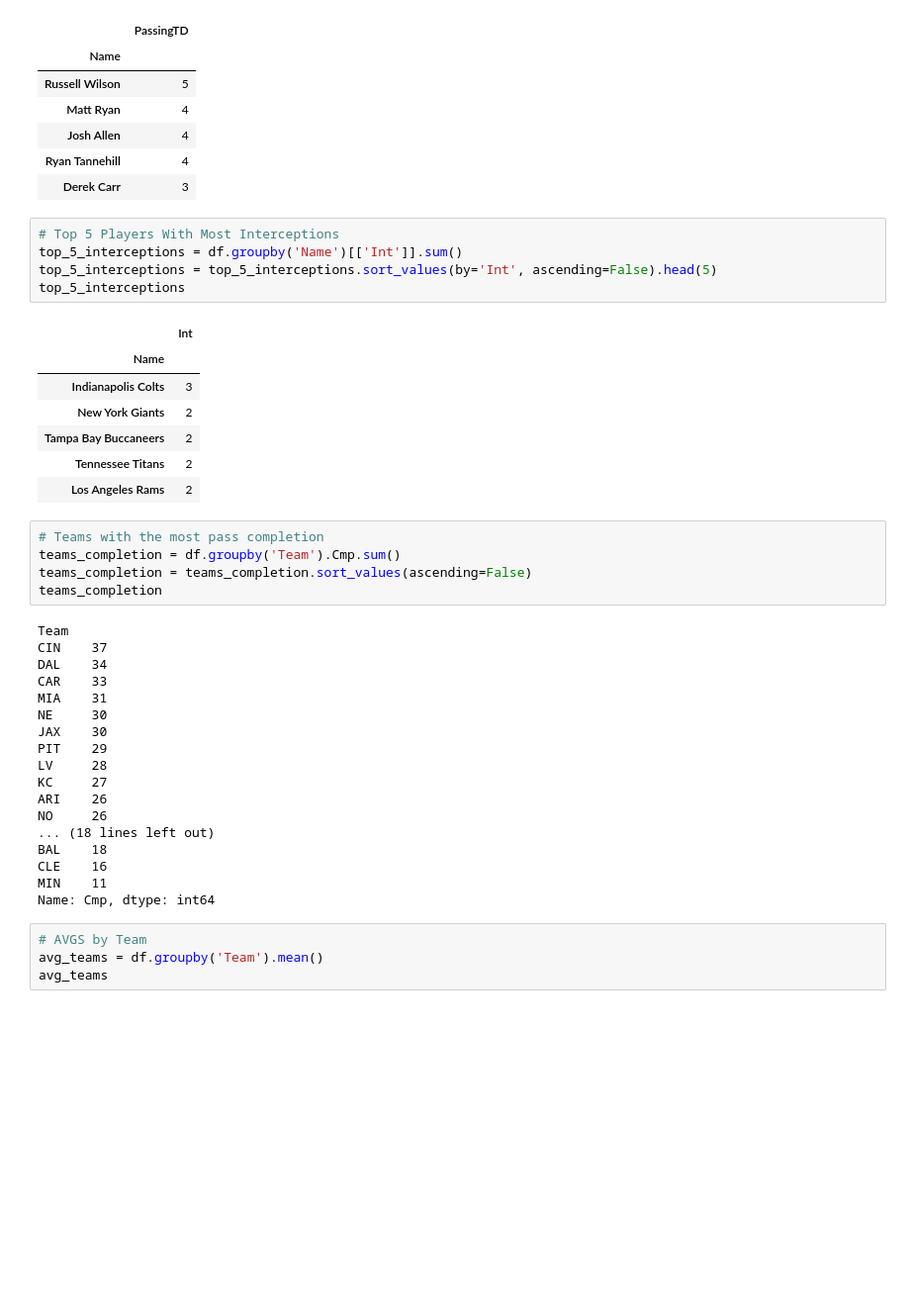
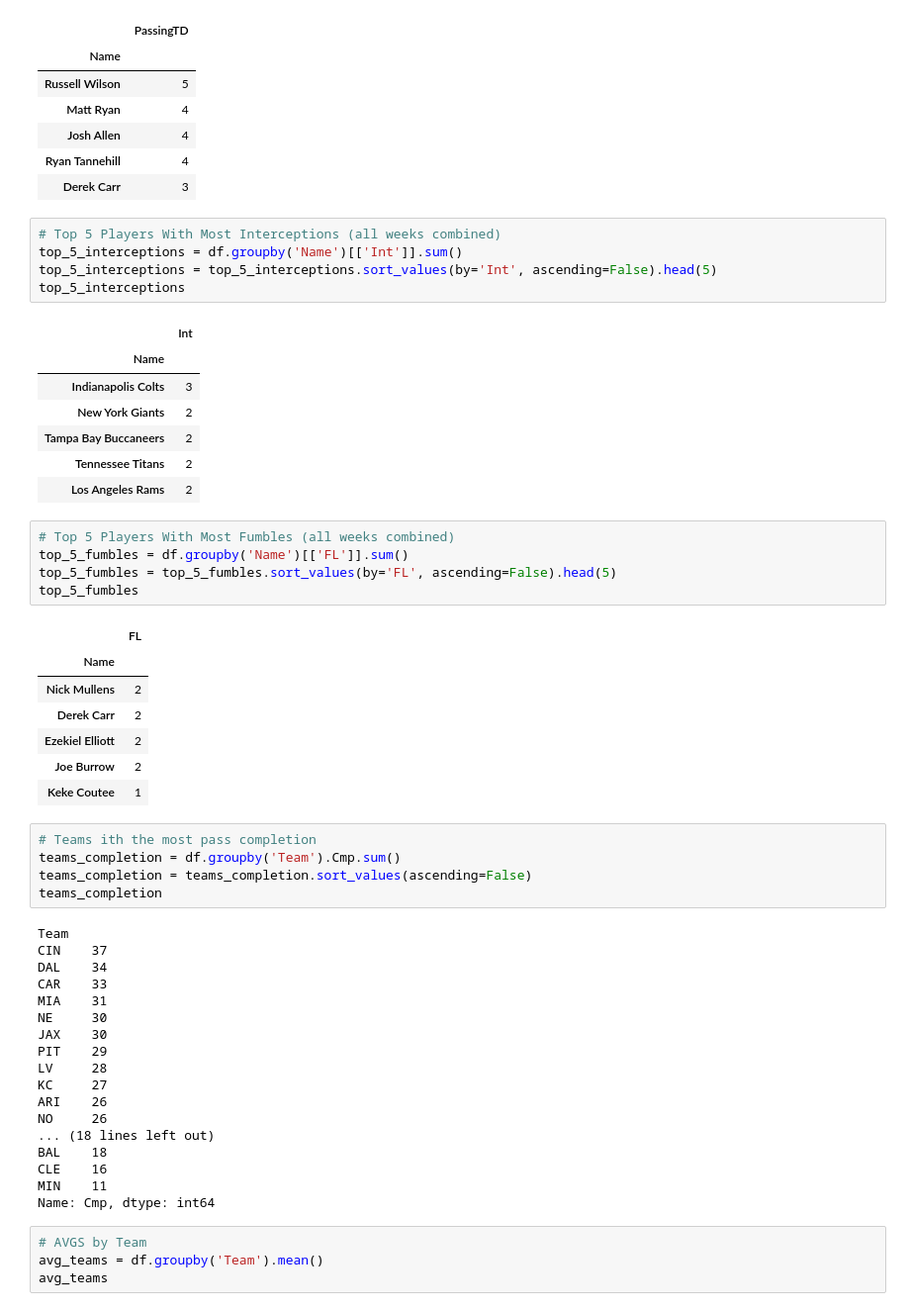
Before and after one commit to isabel-fernandes/fantasy-nfl-lineup-optimizer, a Jupyter notebook: dashboard/player_weekly_data.ipynb, the cells around one changed output. Shown at 99% size. Drawn from its saved outputs; the diff is of its cells as text; blank space fills up the shorter version.

Commit message:
Update player_weekly_data.ipynb
Plot - Top 5 Passers Overall - Palettes
Top 5 Players With Most Fumbles (all weeks combined)

```diff
--- a/dashboard/player_weekly_data.ipynb
+++ b/dashboard/player_weekly_data.ipynb
@@ -54,7 +55,7 @@ top_5_assists_overall
 | Ryan Tannehill | 4 |
 | Derek Carr | 3 |
 # %%
-# Top 5 Players With Most Interceptions
+# Top 5 Players With Most Interceptions (all weeks combined)
 top_5_interceptions = df.groupby('Name')[['Int']].sum()
 top_5_interceptions = top_5_interceptions.sort_values(by='Int', ascending=False).head(5)
 top_5_interceptions
@@ -66,8 +67,21 @@ top_5_interceptions
 | Tampa Bay Buccaneers | 2 |
 | Tennessee Titans | 2 |
 | Los Angeles Rams | 2 |
+# %%
+# Top 5 Players With Most Fumbles (all weeks combined)
+top_5_fumbles = df.groupby('Name')[['FL']].sum()
+top_5_fumbles = top_5_fumbles.sort_values(by='FL', ascending=False).head(5)
+top_5_fumbles
+# %% [output]
+|  | FL |
+| Name |  |
+| Nick Mullens | 2 |
+| Derek Carr | 2 |
+| Ezekiel Elliott | 2 |
+| Joe Burrow | 2 |
+| Keke Coutee | 1 |
 # %%
-# Teams with the most pass completion
+# Teams ith the most pass completion
 teams_completion = df.groupby('Team').Cmp.sum()
 teams_completion = teams_completion.sort_values(ascending=False)
 teams_completion
```
Also changed, not shown: parts of 2 cells of this notebook.
